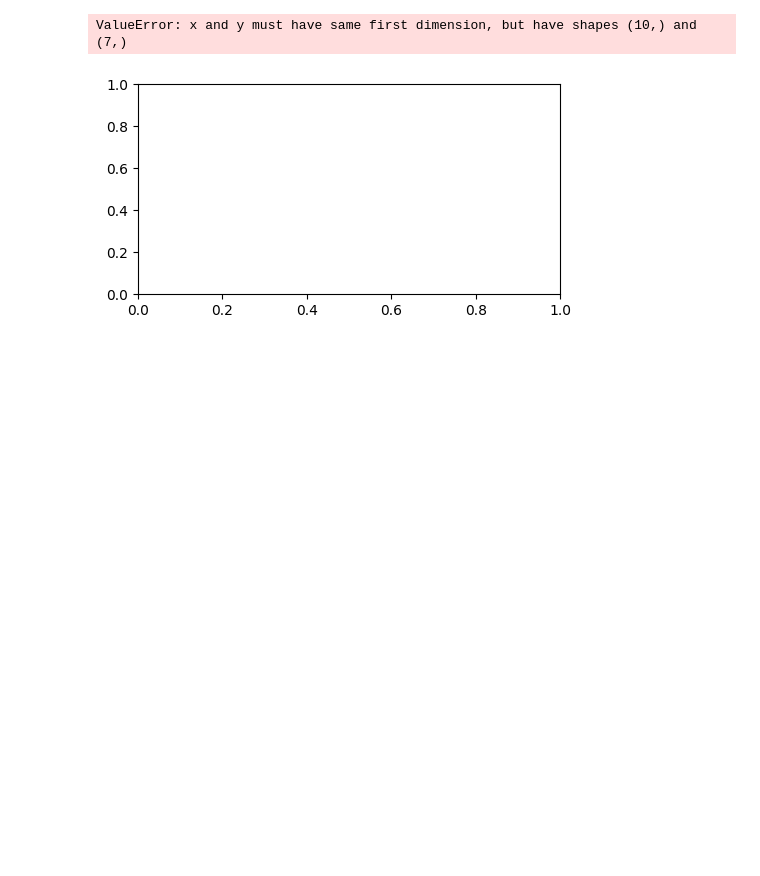
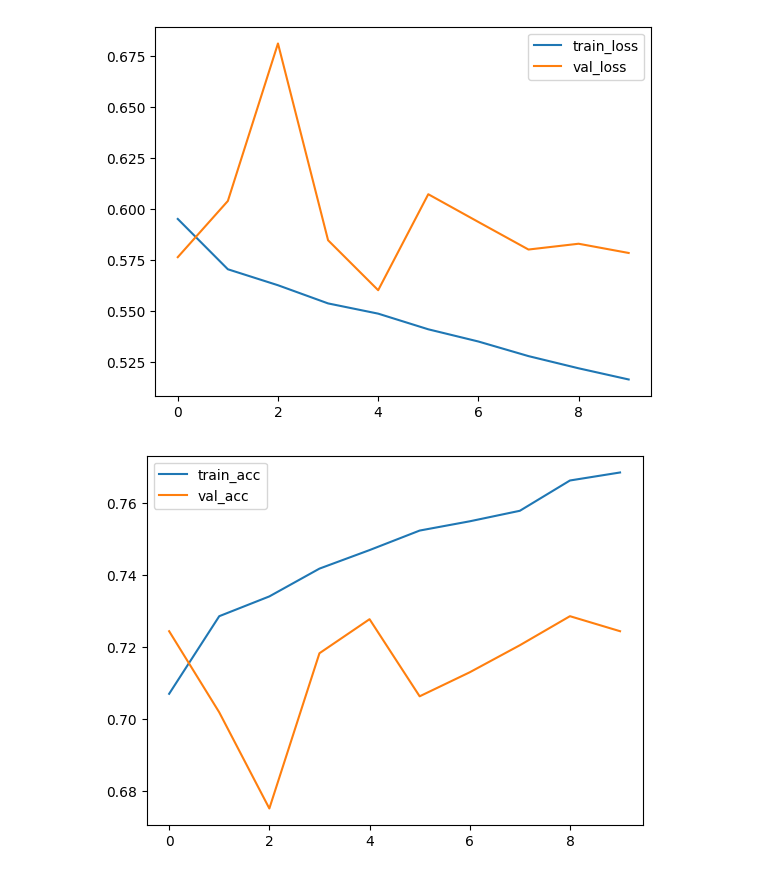
Before and after one commit to merkulovlad/DrachunsDetector, a Jupyter notebook: main_code/train.ipynb, the cells around one changed output. Cells and saved outputs as stored; diff of their text form; code cells hidden in the pictures; blank space fills up the shorter version.

```diff
--- a/main_code/train.ipynb
+++ b/main_code/train.ipynb
@@ -174,10 +181 @@ model = STGCN(
-# %%
-import os
-save_path = "checkpoints/best_model_2.pth"
-criterion = nn.CrossEntropyLoss()
-optim = torch.optim.AdamW(model.parameters(), lr=cfg.lr)
-
-ckpt_dir = os.path.dirname(save_path)
-if ckpt_dir:
-    os.makedirs(ckpt_dir, exist_ok=True)
 # %%
@@ -315,31 +311,29 @@ Best val acc: 0.7019444444444445
-# %%
-# Plot curves (loss/acc + F1/AUC)
-epochs = range(1, max_epochs + 1)
-plt.figure(figsize=(12, 6))
-plt.subplot(2, 2, 1)
-plt.plot(epochs, train_losses, label="Train loss")
-plt.plot(epochs, val_losses, label="Val loss")
-plt.xlabel("Epoch"); plt.ylabel("Loss"); plt.legend()
-plt.subplot(2, 2, 2)
-plt.plot(epochs, train_accs, label="Train acc")
-plt.plot(epochs, val_accs, label="Val acc")
-plt.xlabel("Epoch"); plt.ylabel("Accuracy"); plt.legend()
-plt.subplot(2, 2, 3)
-plt.plot(epochs, train_f1s, label="Train F1")
-plt.plot(epochs, val_f1s, label="Val F1")
-plt.xlabel("Epoch"); plt.ylabel("F1"); plt.legend()
-plt.subplot(2, 2, 4)
-plt.plot(epochs, train_aucs, label="Train ROC AUC")
-plt.plot(epochs, val_aucs, label="Val ROC AUC")
-plt.xlabel("Epoch"); plt.ylabel("AUC"); plt.legend()
-plt.tight_layout()
-plt.show()
-
-# Confusion matrix for the best checkpoint
-if best_cm is not None:
-    cm = confusion_matrix(*best_cm)
-    disp = ConfusionMatrixDisplay(cm, display_labels=["NonFight", "Fight"])
-    disp.plot(cmap="Blues"); plt.title("Best Val Confusion Matrix"); plt.show()
-# %% [output]
-ValueError: x and y must have same first dimension, but have shapes (10,) and (7,)
-[figure, removed]
+# %%
+import matplotlib.pyplot as plt
+
+plt.figure()
+plt.plot(history["train_loss"], label="train_loss")
+plt.plot(history["val_loss"], label="val_loss")
+plt.legend()
+plt.show()
+
+plt.figure()
+plt.plot(history["train_acc"], label="train_acc")
+plt.plot(history["val_acc"], label="val_acc")
+plt.legend()
+plt.show()
+
+plt.figure()
+plt.plot(history["train_f1"], label="train_f1")
+plt.plot(history["val_f1"], label="val_f1")
+plt.legend()
+plt.show()
+
+plt.figure()
+plt.plot(history["train_auc"], label="train_auc")
+plt.plot(history["val_auc"], label="val_auc")
+plt.legend()
+plt.show()
+# %% [output]
+[figure, added]
+[figure, added]
```
Also changed, not shown: parts of 8 cells of this notebook, 4 other files.
